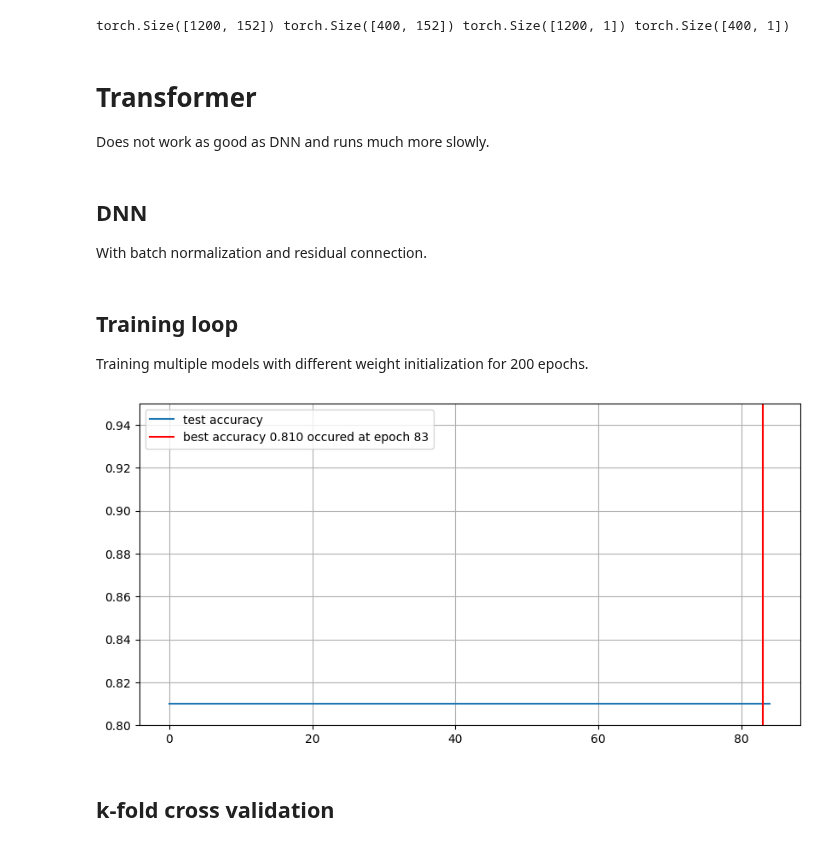
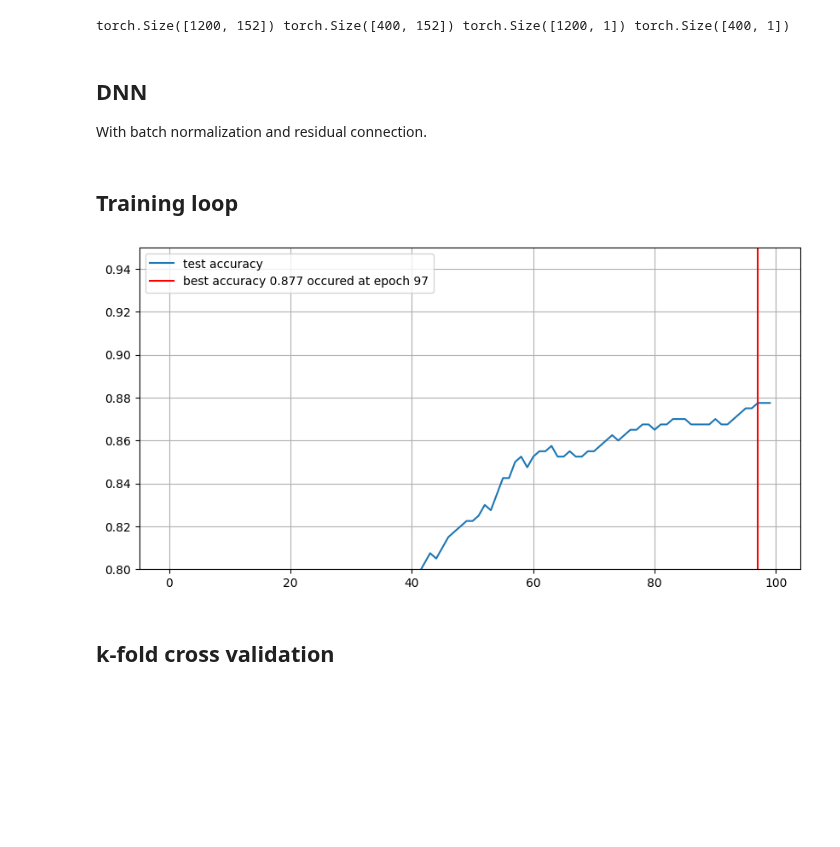
Before and after one commit to SunAndClouds/SML-Project, a Jupyter notebook: Algorithms/DNN.ipynb, the cells around one changed output. Drawn from its saved outputs; the diff is of its cells as text; code cells hidden in the pictures; blank space fills up the shorter version.

```diff
--- a/Algorithms/DNN.ipynb
+++ b/Algorithms/DNN.ipynb
@@ -96,6 +50,3 @@ X_train, X_test, y_train, y_test = train_test_split(X, y, train_size=0.75, shuff
 print(X_train.shape, X_test.shape, y_train.shape, y_test.shape)
 # %% [output]
 torch.Size([1200, 152]) torch.Size([400, 152]) torch.Size([1200, 1]) torch.Size([400, 1])
-# %% [markdown]
-# Transformer
-Does not work as good as DNN and runs much more slowly.
@@ -180,13 +92,12 @@ class DNN(nn.Module):
         return x
 # %% [markdown]
 ## Training loop
-Training multiple models with different weight initialization for 200 epochs.
 # %%
-epochs = 84+1
+epochs = 100
 metric = lambda prediction, label: (prediction.round() == label).numpy().mean()
 loss_fn = torch.nn.BCELoss()
 
-model = Transformer(17, X_train.shape[-1], 2)
+model = DNN(17, X_train.shape[-1], 2)
 optimizer = torch.optim.Adam(model.parameters(), lr=1e-3)
 
 train_loss_history = []
@@ -196,34 +107,34 @@ test_metric_history = []
 for epoch in tqdm(range(epochs)):
     optimizer.zero_grad()
     model.train()
     y_pred = model(X_train)
     loss = loss_fn(y_pred, y_train)
     loss.backward()
     optimizer.step()
 
     model.eval()
     train_loss_history.append(loss.item())
     with torch.no_grad():
         y_pred_test = model(X_test)
         test_loss = loss_fn(y_pred_test, y_test)
         test_loss_history.append(test_loss.item())
         accuracy = metric(y_pred_test, y_test)
         if len(test_metric_history) > 0 and accuracy > max(test_metric_history):
             optimal_epoch = epoch
         test_metric_history.append(accuracy)
 
 
 plt.figure(figsize=(10, 5), dpi=100)
 plt.plot(test_metric_history, label="test accuracy")
 plt.axvline(
     optimal_epoch,
     color="red",
     label=f"best accuracy {test_metric_history[optimal_epoch]:.3f} occured at epoch {optimal_epoch}")
 plt.ylim(0.8, 0.95)
 plt.legend(), plt.grid()
 plt.show()
 # %% [output]
-[figure, old version]
+[figure, new version]
 # %% [markdown]
 ## k-fold cross validation
 # %%
```
Also changed, not shown: parts of 8 cells of this notebook.
